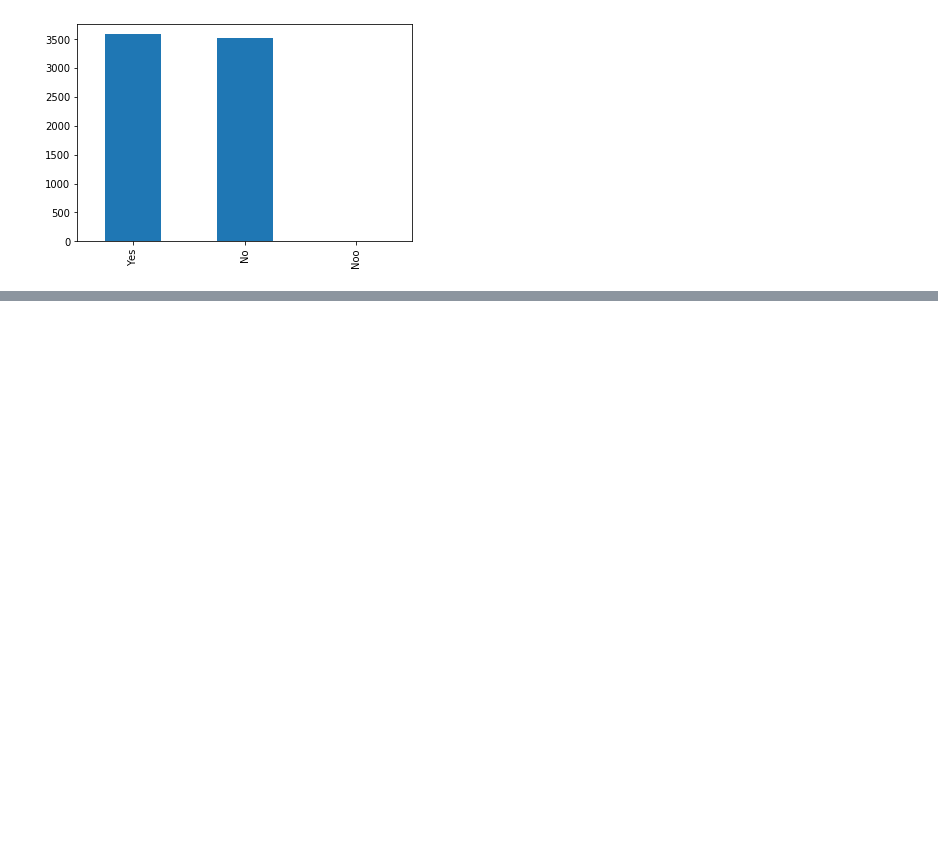
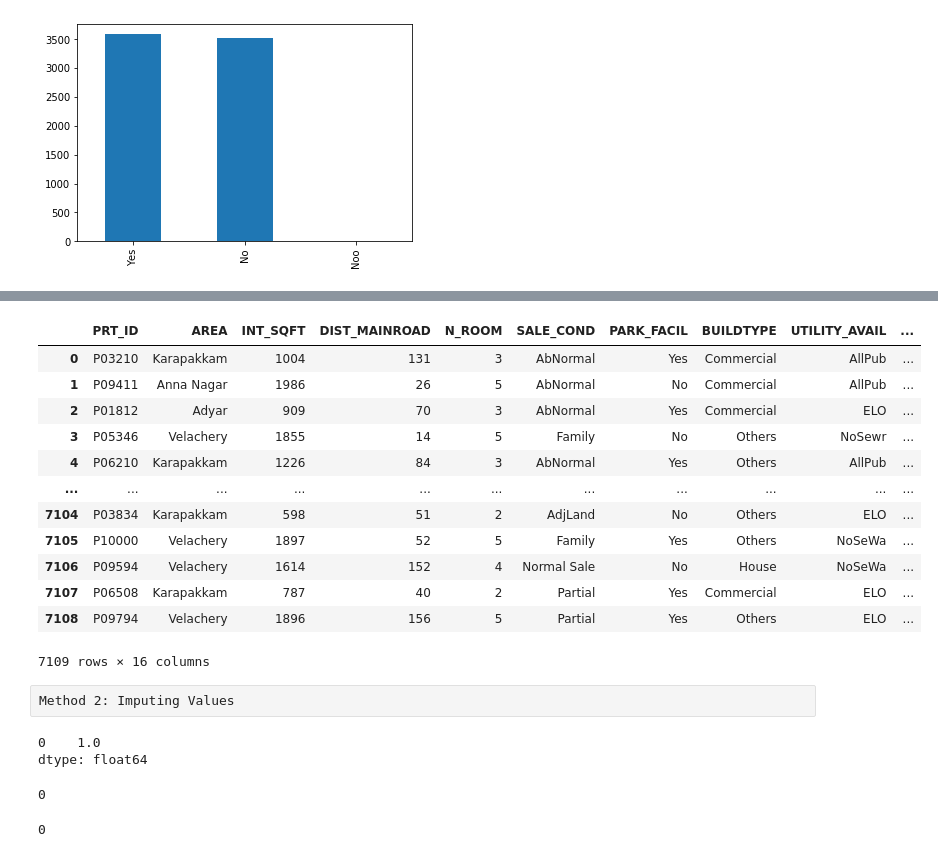
Before and after one commit to vinaykumar7686/Chennai_House_Price_Prediction, a Jupyter notebook: chennai_house_price_prediction.ipynb, the cells around one changed output, grey strips where cells are left out. Saved outputs shown, nothing was run; the diff lists cells and outputs as text; code cells hidden in the pictures; blank space fills up the shorter version.

```diff
--- a/chennai_house_price_prediction.ipynb
+++ b/chennai_house_price_prediction.ipynb
@@ -289,0 +394,26 @@ hp['PARK_FACIL'].value_counts().plot.bar()
+# %%
+#TESTING(NOT PERFORMING IN PLACE DELETION)
+#deletes the rows with any missing values
+hp.dropna(axis=1, how='any')
+# %% [output]
+|  | PRT_ID | AREA | INT_SQFT | DIST_MAINROAD | N_ROOM | SALE_COND | PARK_FACIL | BUILDTYPE | UTILITY_AVAIL | ... |
+| 0 | P03210 | Karapakkam | 1004 | 131 | 3 | AbNormal | Yes | Commercial | AllPub | ... |
+| 1 | P09411 | Anna Nagar | 1986 | 26 | 5 | AbNormal | No | Commercial | AllPub | ... |
+| 2 | P01812 | Adyar | 909 | 70 | 3 | AbNormal | Yes | Commercial | ELO | ... |
+| 3 | P05346 | Velachery | 1855 | 14 | 5 | Family | No | Others | NoSewr | ... |
+| 4 | P06210 | Karapakkam | 1226 | 84 | 3 | AbNormal | Yes | Others | AllPub | ... |
+| ... | ... | ... | ... | ... | ... | ... | ... | ... | ... | ... |
+| 7104 | P03834 | Karapakkam | 598 | 51 | 2 | AdjLand | No | Others | ELO | ... |
+| 7105 | P10000 | Velachery | 1897 | 52 | 5 | Family | Yes | Others | NoSeWa | ... |
+| 7106 | P09594 | Velachery | 1614 | 152 | 4 | Normal Sale | No | House | NoSeWa | ... |
+| 7107 | P06508 | Karapakkam | 787 | 40 | 2 | Partial | Yes | Commercial | ELO | ... |
+| 7108 | P09794 | Velachery | 1896 | 156 | 5 | Partial | Yes | Others | ELO | ... |
+7109 rows × 16 columns
+# %% [raw]
+Method 2: Imputing Values
+# %%
+#Finding Mode
+hp['N_BEDROOM'].mode()
+# %% [output]
+0    1.0
+dtype: float64
@@ -289,0 +422,5 @@ hp['PARK_FACIL'].value_counts().plot.bar()
+# %%
+#Confirming hp has been modified
+hp['N_BEDROOM'].isnull().sum()
+# %% [output]
+0
@@ -289,0 +435,5 @@ hp['PARK_FACIL'].value_counts().plot.bar()
+# %%
+#Confirming hp has been modified
+hp['N_BATHROOM'].isnull().sum()
+# %% [output]
+0
```
Also changed, not shown: parts of 44 cells of this notebook.
